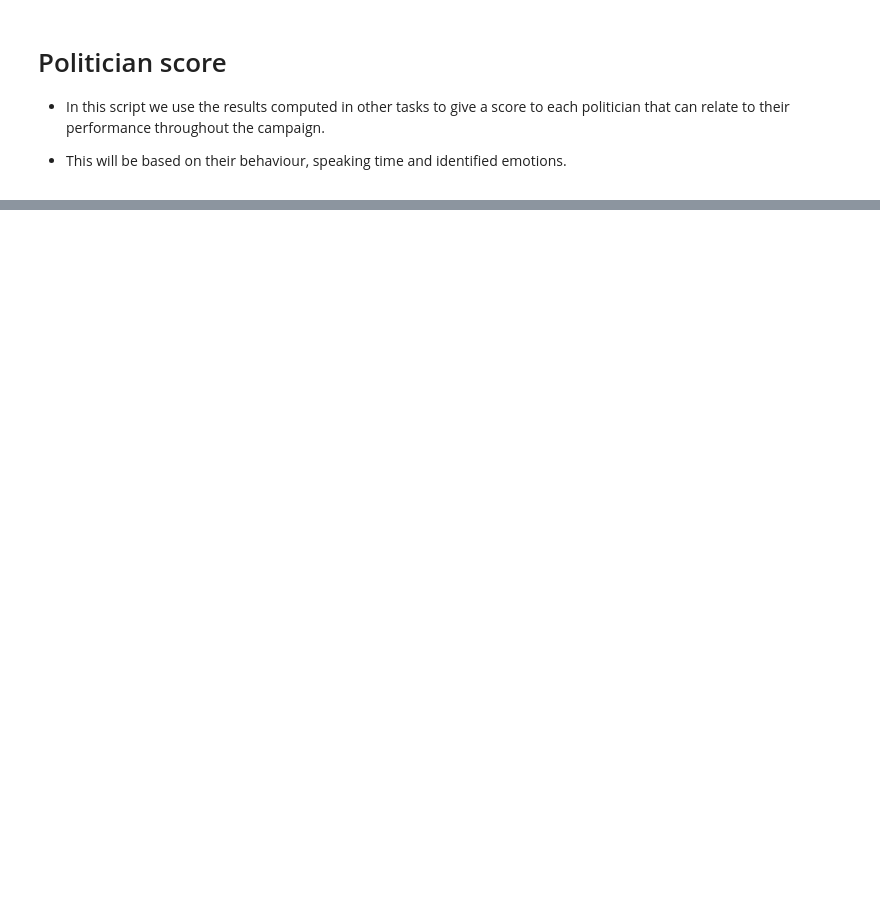
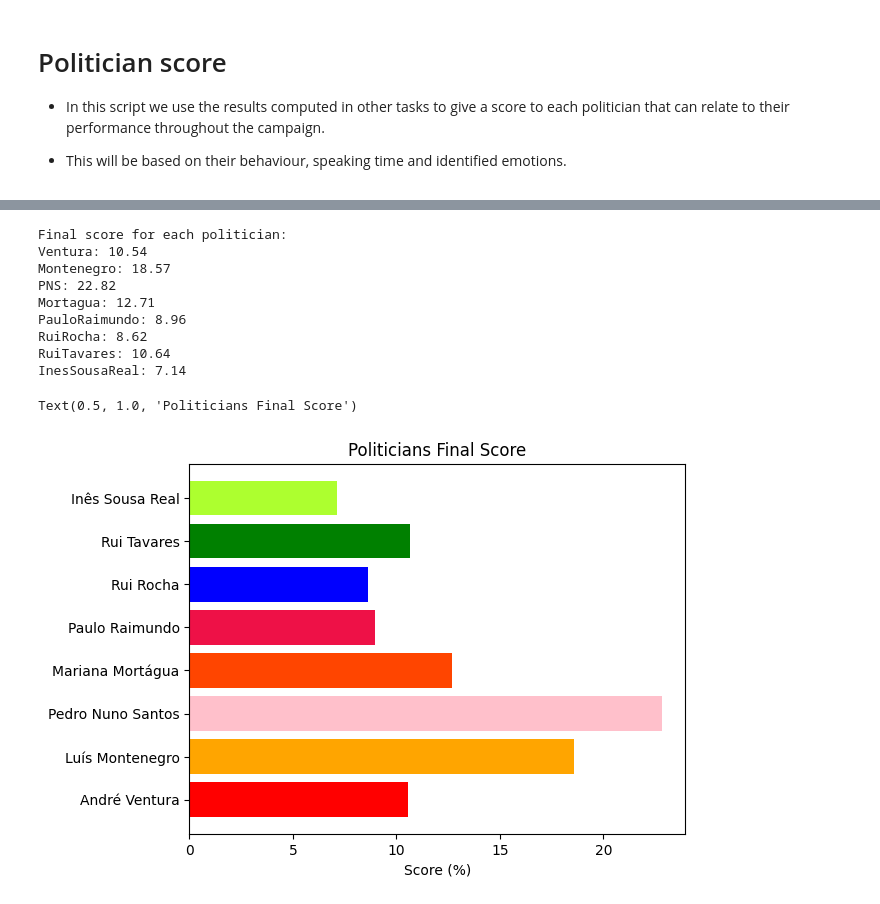
Before and after one commit to bernardoo-soares/BigData, a Jupyter notebook: Task3/Task3_FinalScore.ipynb, the cells around one changed output, grey strips where cells are left out. Drawn from its saved outputs; the diff is of its cells as text; code cells hidden in the pictures; blank space fills up the shorter version.

```diff
--- a/Task3/Task3_FinalScore.ipynb
+++ b/Task3/Task3_FinalScore.ipynb
@@ -83,0 +343,49 @@ PNS.append(2.5881971465629054)
+# %%
+# Coefficients for each metric
+emotional_coefficient = 0.4
+time_coefficient = 0.25
+deviation_coefficient = 0.35
+
+# Compute the final score for each politician
+Ventura_score = emotional_coefficient * Ventura_emotion + time_coefficient * Ventura_time + deviation_coefficient * Ventura_deviation
+Montenegro_score = emotional_coefficient * Montenegro_emotion + time_coefficient * Montenegro_time + deviation_coefficient * Montenegro_deviation
+PNS_score = emotional_coefficient * PNS_emotion + time_coefficient * PNS_time + deviation_coefficient * PNS_deviation
+Mortagua_score = emotional_coefficient * Mortagua_emotion + time_coefficient * Mortagua_time + deviation_coefficient * Mortagua_deviation
+PauloRaimundo_score = emotional_coefficient * PauloRaimundo_emotion + time_coefficient * PauloRaimundo_time + deviation_coefficient * PauloRaimundo_deviation
+RuiRocha_score = emotional_coefficient * RuiRocha_emotion + time_coefficient * RuiRocha_time + deviation_coefficient * RuiRocha_deviation
+RuiTavares_score = emotional_coefficient * RuiTavares_emotion + time_coefficient * RuiTavares_time + deviation_coefficient * RuiTavares_deviation
+InesSousaReal_score = emotional_coefficient * InesSousaReal_emotion + time_coefficient * InesSousaReal_time + deviation_coefficient * InesSousaReal_deviation
+
+# Print the final score for each politician
+print("\nFinal score for each politician:")
+print("Ventura:", "{:.2f}".format(Ventura_score))
+print("Montenegro:", "{:.2f}".format(Montenegro_score))
+print("PNS:", "{:.2f}".format(PNS_score))
+print("Mortagua:", "{:.2f}".format(Mortagua_score))
+print("PauloRaimundo:", "{:.2f}".format(PauloRaimundo_score))
+print("RuiRocha:", "{:.2f}".format(RuiRocha_score))
+print("RuiTavares:", "{:.2f}".format(RuiTavares_score))
+print("InesSousaReal:", "{:.2f}".format(InesSousaReal_score))
+
+# Order the politicians by final score and make an histogram
+import matplotlib.pyplot as plt
+
+politicians = ['André Ventura', 'Luís Montenegro', 'Pedro Nuno Santos', 'Mariana Mortágua', 'Paulo Raimundo', 'Rui Rocha', 'Rui Tavares', 'Inês Sousa Real']
+scores = [Ventura_score, Montenegro_score, PNS_score, Mortagua_score, PauloRaimundo_score, RuiRocha_score, RuiTavares_score, InesSousaReal_score]
+
+# Plot the histogram with different colors for each politician
+plt.barh(politicians, scores, color=['#FF0000', '#FFA500', '#FFC0CB', '#FF4500', '#EE1147', '#0000FF', '#008000', '#ADFF2F'])
+plt.xlabel('Score (%)')
+plt.title('Politicians Final Score')
+# %% [output]
+Final score for each politician:
+Ventura: 10.54
+Montenegro: 18.57
+PNS: 22.82
+Mortagua: 12.71
+PauloRaimundo: 8.96
+RuiRocha: 8.62
+RuiTavares: 10.64
+InesSousaReal: 7.14
+Text(0.5, 1.0, 'Politicians Final Score')
+[figure, added]
```
Also changed, not shown: parts of 6 cells of this notebook, 1 other file.
